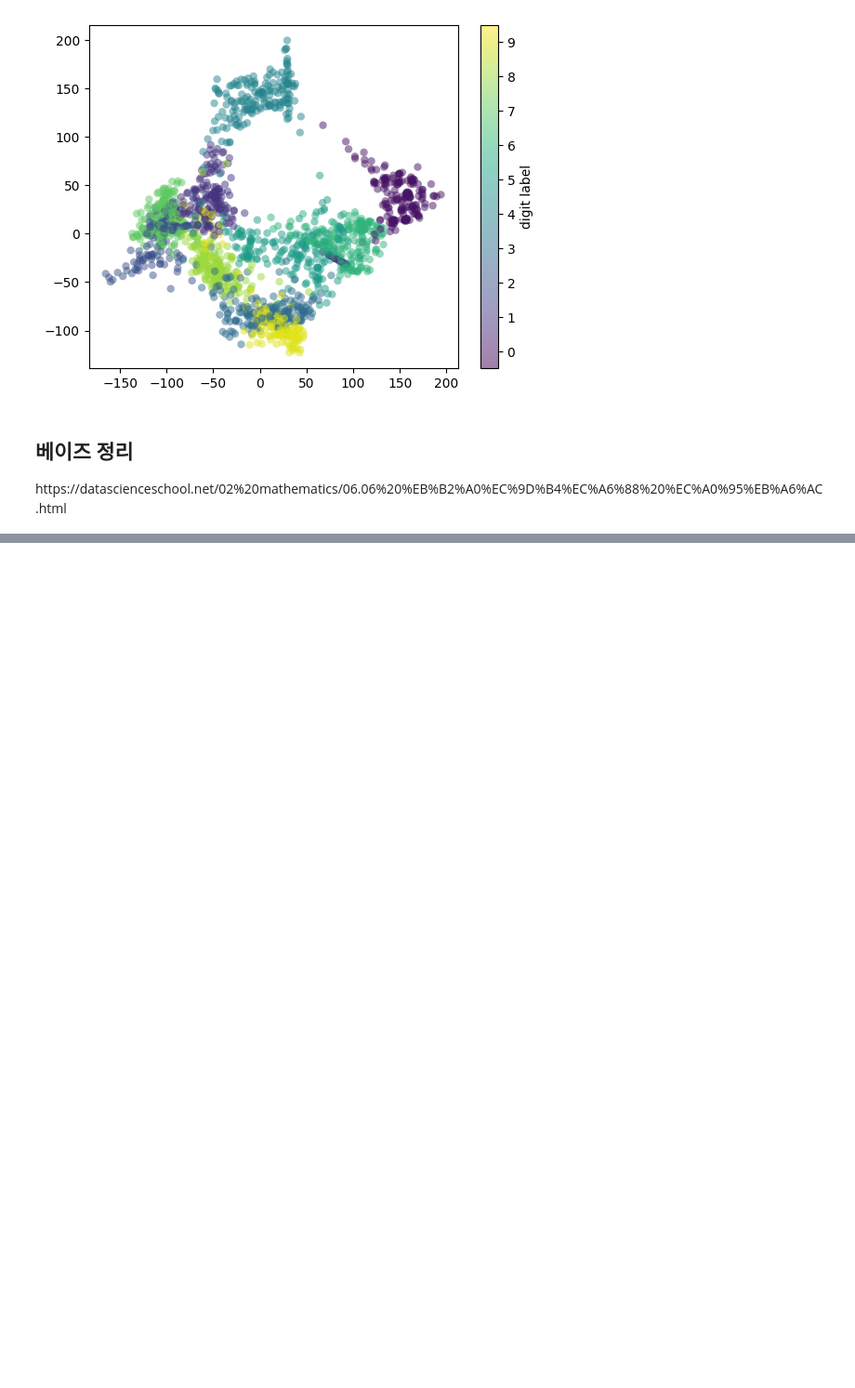
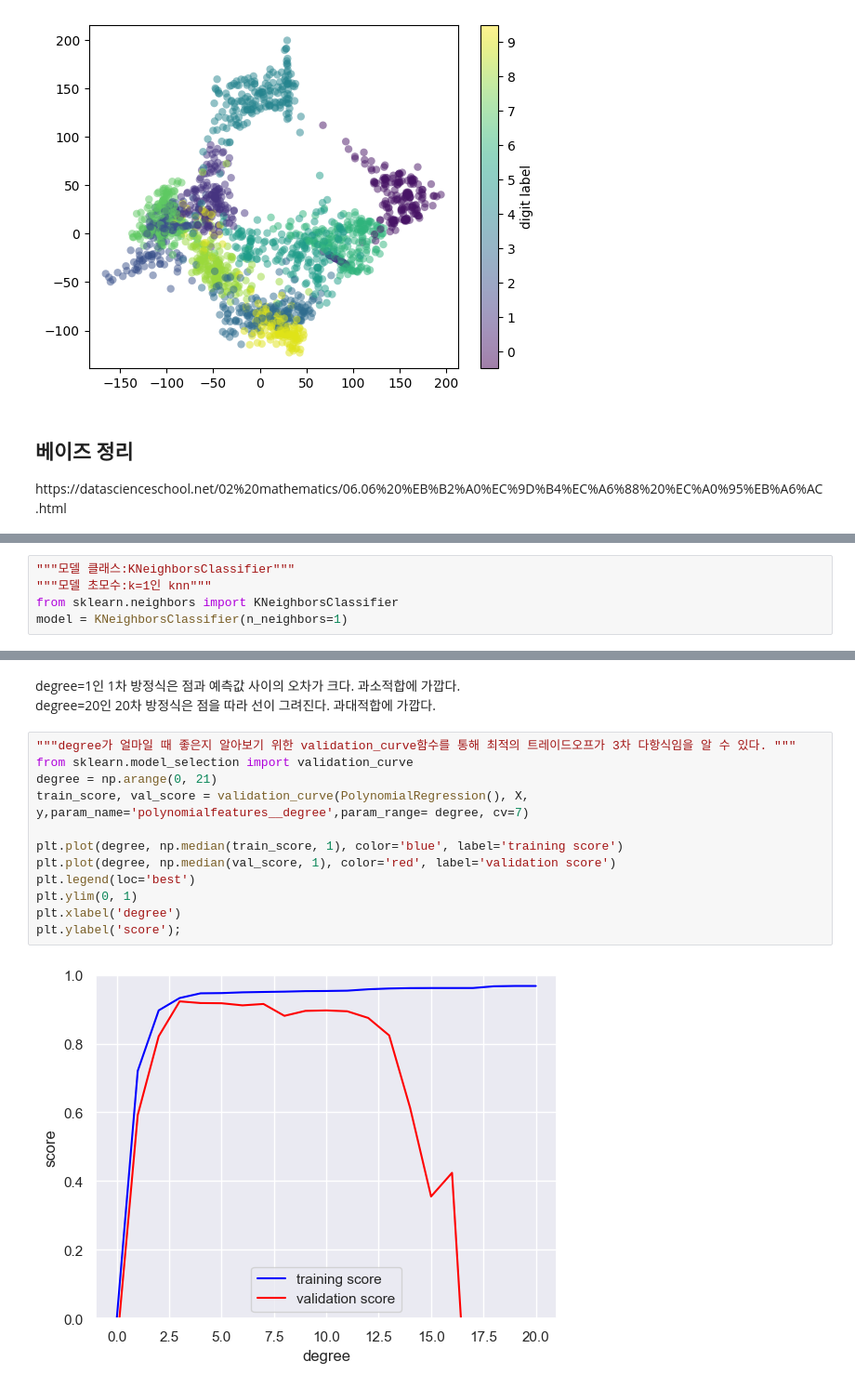
Before and after one commit to jgtaeeun/k_7AI, a Jupyter notebook: ch05.ipynb, the cells around one changed output, grey strips where cells are left out. Shown at 93% size. Cells and saved outputs as stored; diff of their text form; blank space fills up the shorter version.

```diff
--- a/ch05.ipynb
+++ b/ch05.ipynb
@@ -252,0 +273,5 @@ https://datascienceschool.net/02%20mathematics/06.06%20%EB%B2%A0%EC%9D%B4%EC%A6%
+# %%
+"""모델 클래스:KNeighborsClassifier"""
+"""모델 초모수:k=1인 knn"""
+from sklearn.neighbors import KNeighborsClassifier
+model = KNeighborsClassifier(n_neighbors=1)
@@ -252,0 +425,17 @@ https://datascienceschool.net/02%20mathematics/06.06%20%EB%B2%A0%EC%9D%B4%EC%A6%
+# %% [markdown]
+degree=1인 1차 방정식은 점과 예측값 사이의 오차가 크다. 과소적합에 가깝다. <br />
+degree=20인 20차 방정식은 점을 따라 선이 그려진다. 과대적합에 가깝다.
+# %%
+"""degree가 얼마일 때 좋은지 알아보기 위한 validation_curve함수를 통해 최적의 트레이드오프가 3차 다항식임을 알 수 있다. """
+from sklearn.model_selection import validation_curve
+degree = np.arange(0, 21)
+train_score, val_score = validation_curve(PolynomialRegression(), X, y,param_name='polynomialfeatures__degree',param_range= degree, cv=7)
+
+plt.plot(degree, np.median(train_score, 1), color='blue', label='training score')
+plt.plot(degree, np.median(val_score, 1), color='red', label='validation score')
+plt.legend(loc='best')
+plt.ylim(0, 1)
+plt.xlabel('degree')
+plt.ylabel('score');
+# %% [output]
+[figure, added]
```
Also changed, not shown: parts of 71 cells of this notebook, 3 other files.
